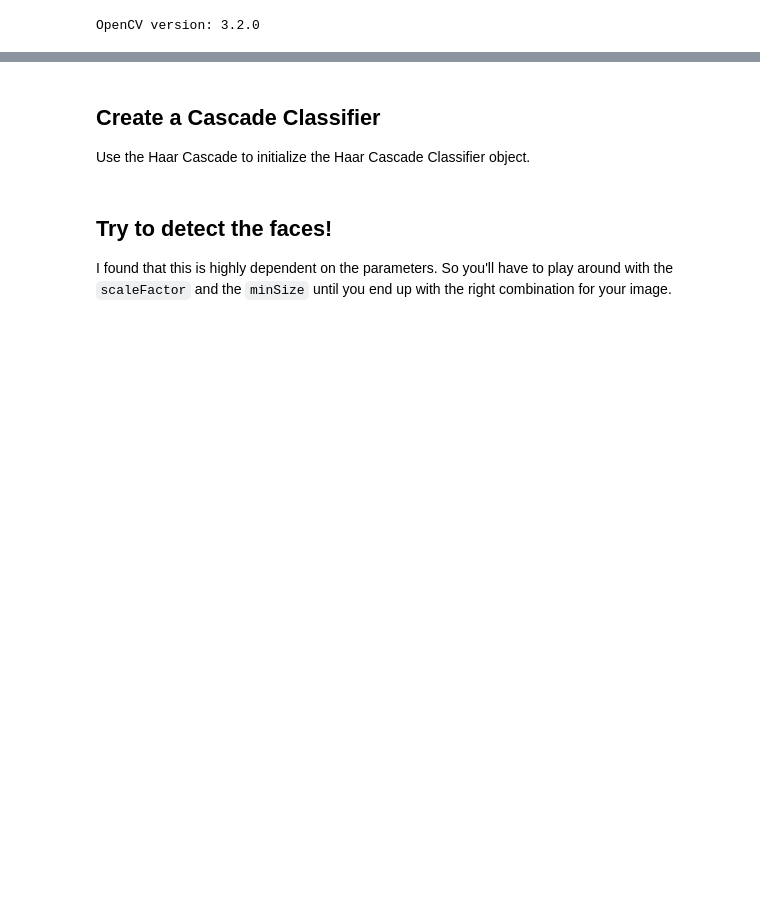
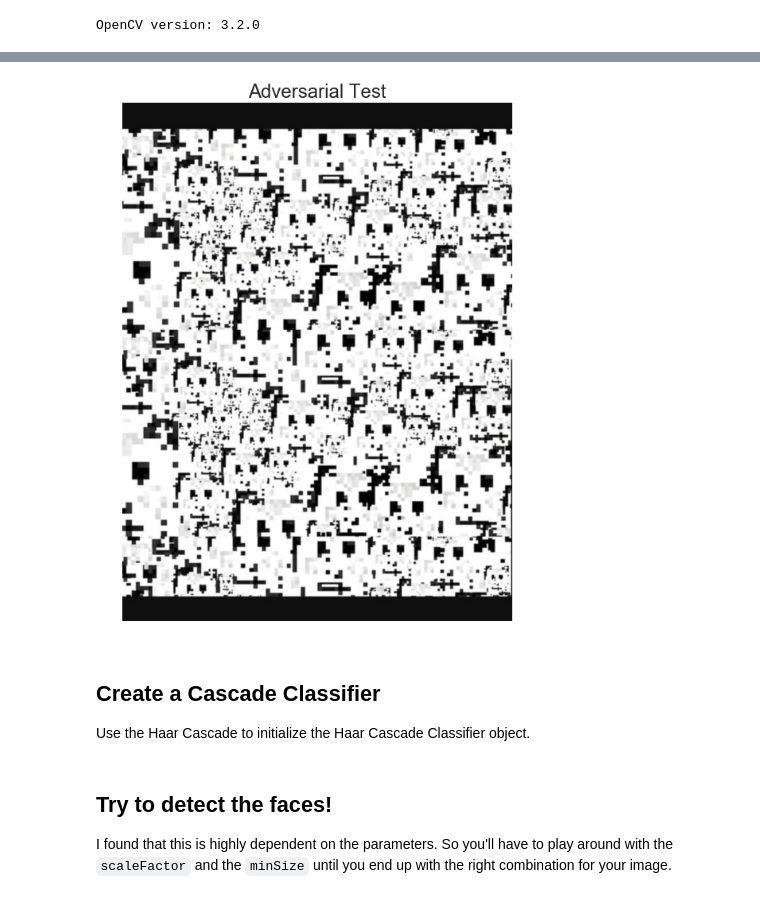
Before and after one commit to mikelane/FaceRecognition, a Jupyter notebook: Cascade_Face_Detection/Haar_Cascade_Face_Detection.ipynb, the cells around one changed output, grey strips where cells are left out. Saved outputs shown, nothing was run; the diff lists cells and outputs as text; code cells hidden in the pictures; blank space fills up the shorter version.

```diff
--- a/Cascade_Face_Detection/Haar_Cascade_Face_Detection.ipynb
+++ b/Cascade_Face_Detection/Haar_Cascade_Face_Detection.ipynb
@@ -40,3 +44,7 @@ show_image(img=gray, title='Grayscale Test', cmap='gray')
+# %%
+show_image(img=adversarial, title='Adversarial Test', cmap='gray')
+# %% [output]
+[figure, added]
 # %% [markdown]
 ## Create a Cascade Classifier
 Use the Haar Cascade to initialize the Haar Cascade Classifier object.
```
Also changed, not shown: parts of 17 cells of this notebook, 1 other file.
